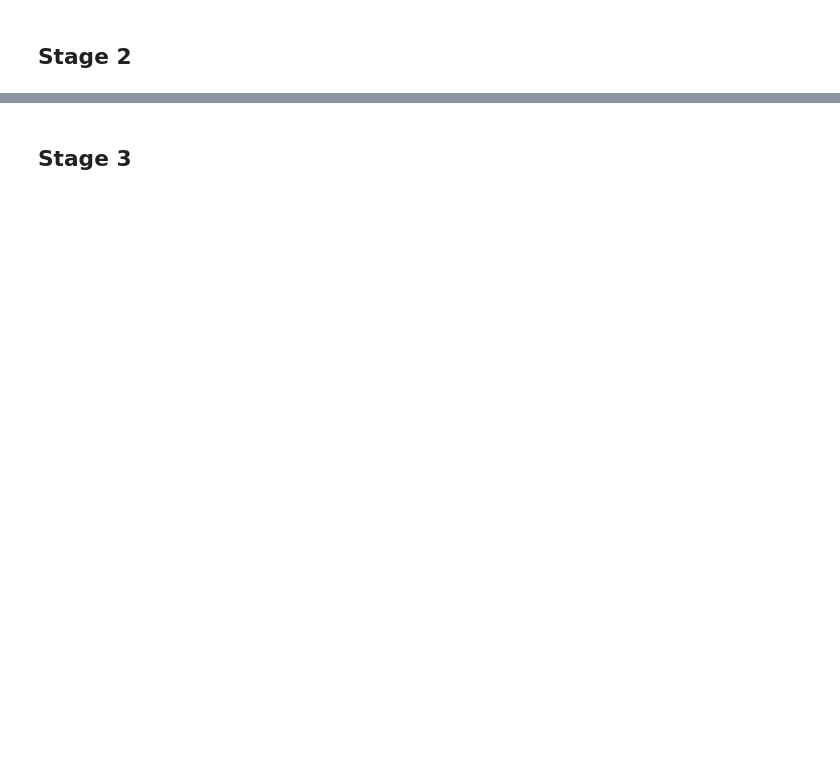
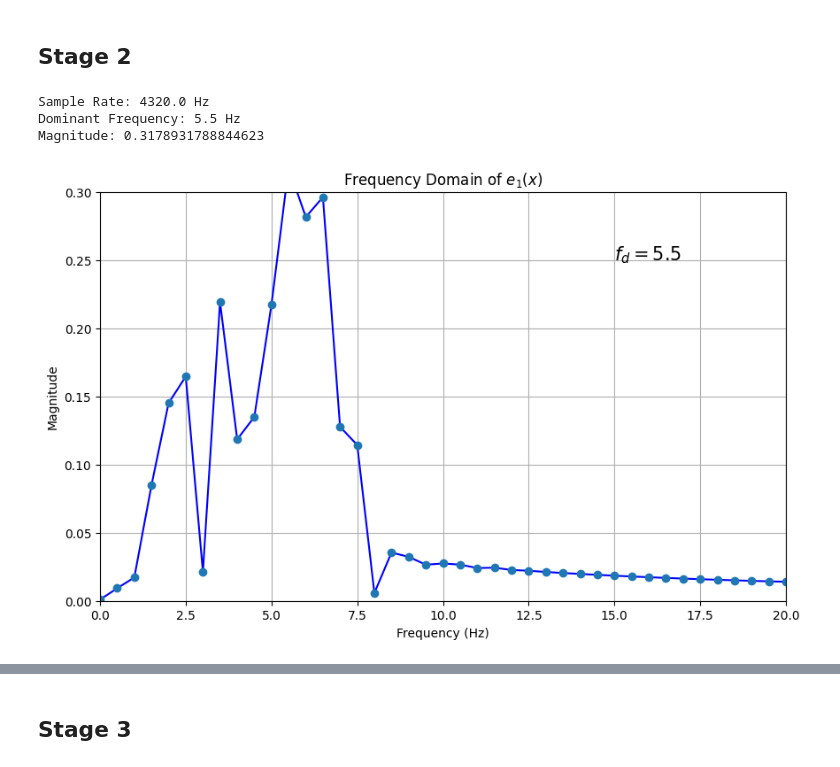
Before and after one commit to akavuturu/MultistageNN, a Jupyter notebook: Regression/MultiStageRegNN_1D.ipynb, the cells around one changed output, grey strips where cells are left out. Drawn from its saved outputs; the diff is of its cells as text; code cells hidden in the pictures; blank space fills up the shorter version.

```diff
--- a/Regression/MultiStageRegNN_1D.ipynb
+++ b/Regression/MultiStageRegNN_1D.ipynb
@@ -409,30 +421,36 @@ plt.legend()
 # %%
 # Calculate dominant frequency of the error from stage 1
 N = len(g)
 sample_rate = N / total_time_range
 print(f"Sample Rate: {sample_rate} Hz")
 # Perform FFT
 T = 1.0 / sample_rate
 yf = fft(g)
 xf = fftfreq(N, T)[:N//2]
 dominant_freq_idx = np.argmax(np.abs(yf[:N//2]))
 dominant_freq = xf[dominant_freq_idx]
 magnitude = np.abs(yf[dominant_freq_idx]) / N
 
 print(f"Dominant Frequency: {dominant_freq} Hz")
 print(f"Magnitude: {magnitude}")
 
 # Plot the FFT spectrum
 plt.figure(figsize=(10, 6))
 plt.plot(xf, np.abs(yf[:N//2]) / N, 'b')
 plt.plot(xf, np.abs(yf[:N//2]) / N, 'o')
-plt.title("FFT Spectrum -- Stage 1")
+plt.title("Frequency Domain of $e_1(x)$")
 plt.xlabel("Frequency (Hz)")
 plt.ylabel("Magnitude")
 plt.xlim([0, 20])
-plt.yticks(np.arange(0, 0.3, 0.1))
+plt.ylim([0, 0.3])
+plt.text(15, 0.25, r'$f_d = 5.5$', fontsize=15)
 plt.grid(True)
 plt.show()
+# %% [output]
+Sample Rate: 4320.0 Hz
+Dominant Frequency: 5.5 Hz
+Magnitude: 0.3178931788844623
+[figure, added]
 # %%
 # Calculate kappa for Stage 2
 if dominant_freq < g.size / (6 * np.pi):
```
Also changed, not shown: parts of 26 cells of this notebook, 3 other files.
